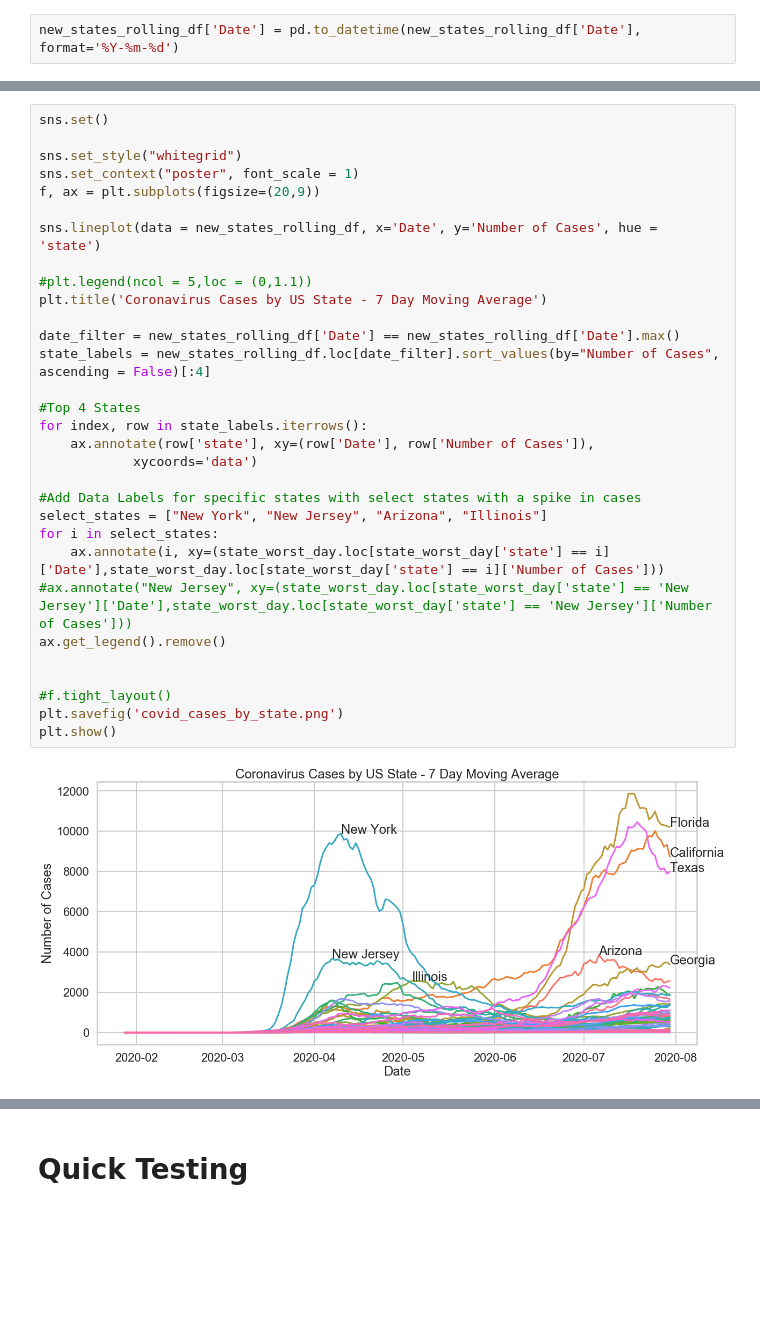
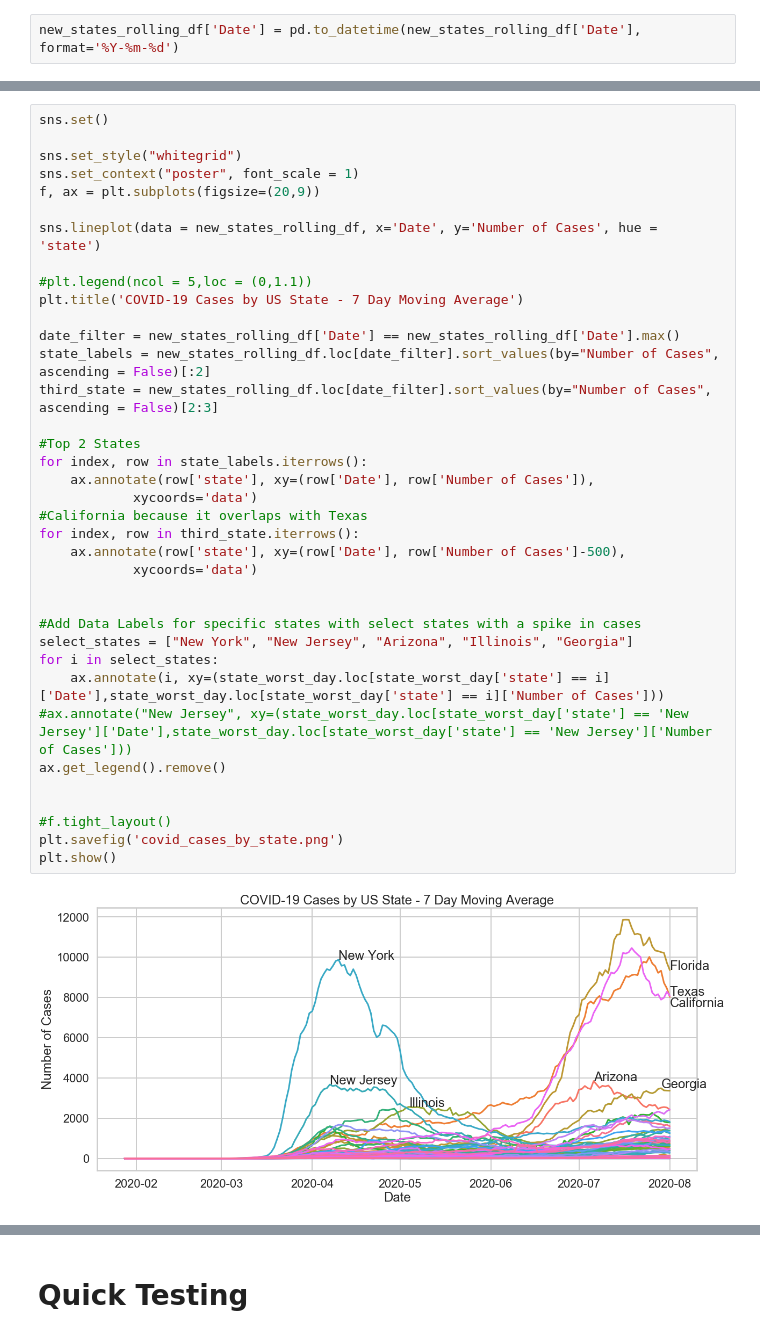
Before and after one commit to prdesalvo/jupyter_notebooks, a Jupyter notebook: COVID-19/Coronavirus Data Analysis.ipynb, the cells around one changed output, grey strips where cells are left out. Cells and saved outputs as stored; diff of their text form; blank space fills up the shorter version.

```diff
--- a/COVID-19/Coronavirus Data Analysis.ipynb
+++ b/COVID-19/Coronavirus Data Analysis.ipynb
@@ -464,36 +386,42 @@ state_worst_day
 # %%
 sns.set()
 
 sns.set_style("whitegrid")
 sns.set_context("poster", font_scale = 1)
 f, ax = plt.subplots(figsize=(20,9))
 
 sns.lineplot(data = new_states_rolling_df, x='Date', y='Number of Cases', hue = 'state')
 
 #plt.legend(ncol = 5,loc = (0,1.1))
-plt.title('Coronavirus Cases by US State - 7 Day Moving Average')
+plt.title('COVID-19 Cases by US State - 7 Day Moving Average')
 
 date_filter = new_states_rolling_df['Date'] == new_states_rolling_df['Date'].max()
-state_labels = new_states_rolling_df.loc[date_filter].sort_values(by="Number of Cases", ascending = False)[:4]
+state_labels = new_states_rolling_df.loc[date_filter].sort_values(by="Number of Cases", ascending = False)[:2]
+third_state = new_states_rolling_df.loc[date_filter].sort_values(by="Number of Cases", ascending = False)[2:3]
 
-#Top 4 States
+#Top 2 States
 for index, row in state_labels.iterrows():
     ax.annotate(row['state'], xy=(row['Date'], row['Number of Cases']),
             xycoords='data')
+#California because it overlaps with Texas
+for index, row in third_state.iterrows():
+    ax.annotate(row['state'], xy=(row['Date'], row['Number of Cases']-500),
+            xycoords='data')
+
 
 #Add Data Labels for specific states with select states with a spike in cases
-select_states = ["New York", "New Jersey", "Arizona", "Illinois"]
+select_states = ["New York", "New Jersey", "Arizona", "Illinois", "Georgia"]
 for i in select_states:
     ax.annotate(i, xy=(state_worst_day.loc[state_worst_day['state'] == i]['Date'],state_worst_day.loc[state_worst_day['state'] == i]['Number of Cases']))
 #ax.annotate("New Jersey", xy=(state_worst_day.loc[state_worst_day['state'] == 'New Jersey']['Date'],state_worst_day.loc[state_worst_day['state'] == 'New Jersey']['Number of Cases']))
 ax.get_legend().remove()
 
 
 #f.tight_layout()
 plt.savefig('covid_cases_by_state.png')
 plt.show()
 # %% [output]
-[figure, old version]
+[figure, new version]
 # %%
 filt
 # %% [output]
```
Also changed, not shown: parts of 26 cells of this notebook, 7 other files.
